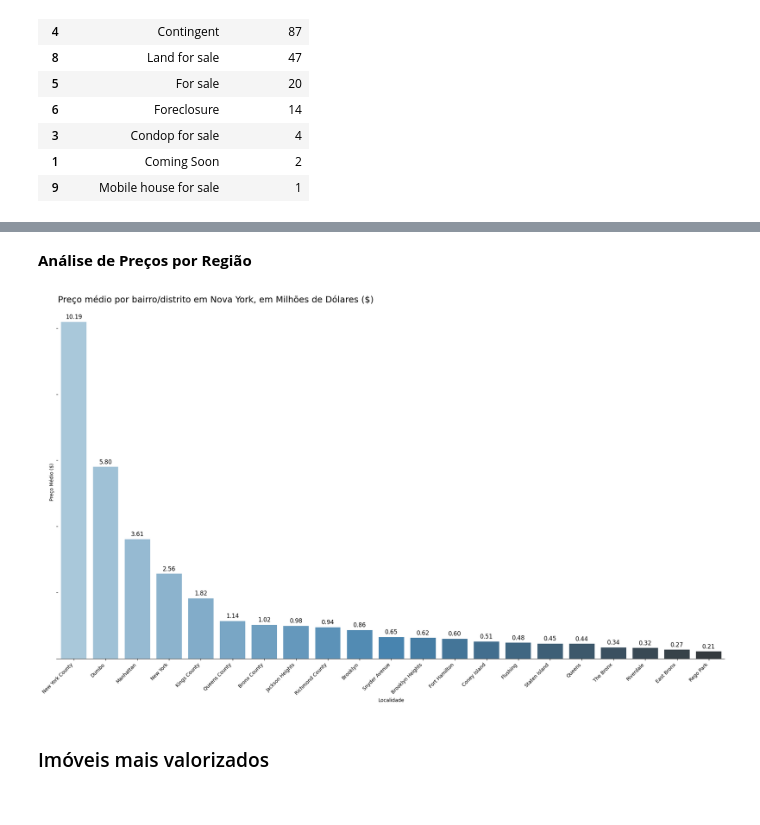
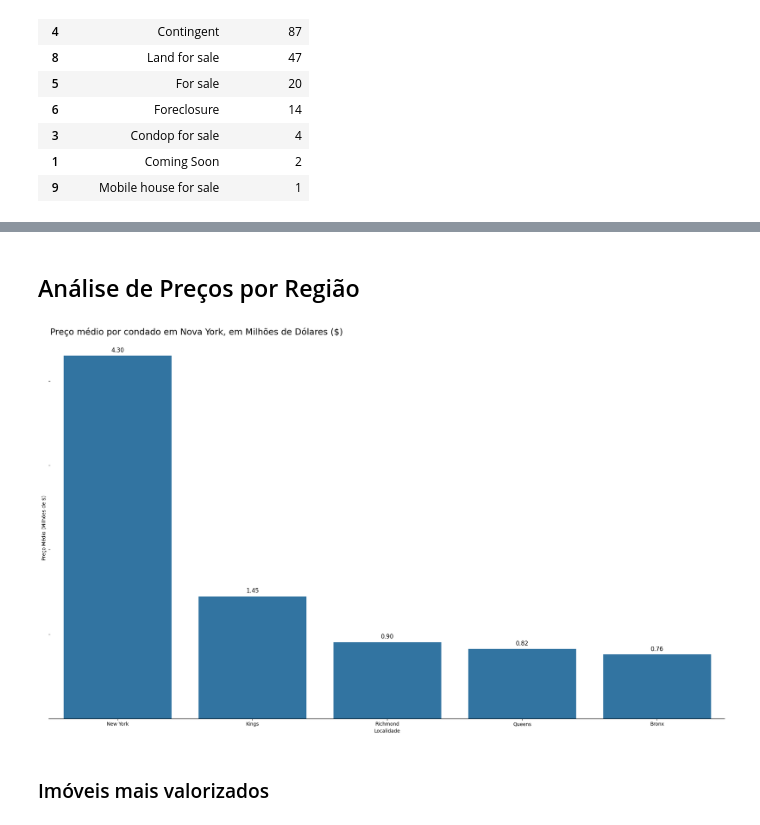
Before and after one commit to RenanYMartins/ADD-Trabalho1, a Jupyter notebook: Mercado_Imobiliário_de_Nova_York.ipynb, the cells around one changed output, grey strips where cells are left out. Saved outputs shown, nothing was run; the diff lists cells and outputs as text; code cells hidden in the pictures.

Commit message:
Alteração na análise de localidade.

```diff
--- a/Mercado_Imobiliário_de_Nova_York.ipynb
+++ b/Mercado_Imobiliário_de_Nova_York.ipynb
@@ -359,0 +469,3 @@ fig.show()
+# %%
+df_filtered.loc[[1065, 1198, 3384], 'PREDICTED_COUNTY'] = 'New York'
+df_filtered.iloc[[1065, 1198, 3384]]
@@ -359,0 +477,2 @@ fig.show()
+# %%
+df_filtered.loc[df_filtered['COUNTY'] == 'Outros', 'COUNTY'] = df_filtered.loc[df_filtered['COUNTY'] == 'Outros', 'PREDICTED_COUNTY']
@@ -359,0 +495,3 @@ fig.show()
+# %%
+df_filtered.loc[324, 'COUNTY'] = 'Bronx'
+df_filtered.loc[3613, 'COUNTY'] = 'Queens'
@@ -359,0 +514,2 @@ fig.show()
+# %%
+df_filtered['PRICE_LOG'] = np.log10(df_filtered['PRICE'])
@@ -360,46 +534,43 @@ fig.show()
 # %% [markdown]
-**Análise de Preços por Região**
+## Análise de Preços por Região
 # %%
 fig, ax = plt.subplots(figsize=(20,12))
 
-preco_medio = df_filtered.groupby('SUBLOCALITY')['PRICE'].mean().sort_values(ascending=False)
+preco_medio = df_filtered.groupby('COUNTY')['PRICE'].mean().sort_values(ascending=False)
 
 preco_medio = preco_medio.reset_index()
 
 sns.barplot(
-    x='SUBLOCALITY',
+    x='COUNTY',
     y='PRICE',
     data=preco_medio,
-    palette='Blues_d',
     ax=ax,
-    hue='SUBLOCALITY'
 )
 
-ax.set_title('Preço médio por bairro/distrito em Nova York, em Milhões de Dólares ($)', loc='left', fontsize=18)
+ax.set_title('Preço médio por condado em Nova York, em Milhões de Dólares ($)', loc='left', fontsize=18)
 ax.set_xlabel('Localidade')
-ax.set_ylabel('Preço Médio ($)')
+ax.set_ylabel('Preço Médio (Milhões de $)')
 ax.spines['right'].set_visible(False)
 ax.spines['top'].set_visible(False)
 ax.spines['left'].set_visible(False)
 ax.tick_params(labelleft=False)
 ax.grid(False)
 
 for i in range(preco_medio.shape[0]):
     ax.text(
         i,
         preco_medio['PRICE'][i] + preco_medio['PRICE'].max()*.01,
         f"{preco_medio['PRICE'][i]/1000000:.2f}",
         fontsize=12,
         color='black',
         ha='center'
     )
 
 
-plt.xticks(rotation=45, ha='right')
 plt.tight_layout()
 plt.show()
 # %% [output]
-[figure, old version]
+[figure, new version]
 # %% [markdown]
 ### Imóveis mais valorizados
 # %%
```
Also changed, not shown: parts of 31 cells of this notebook.
